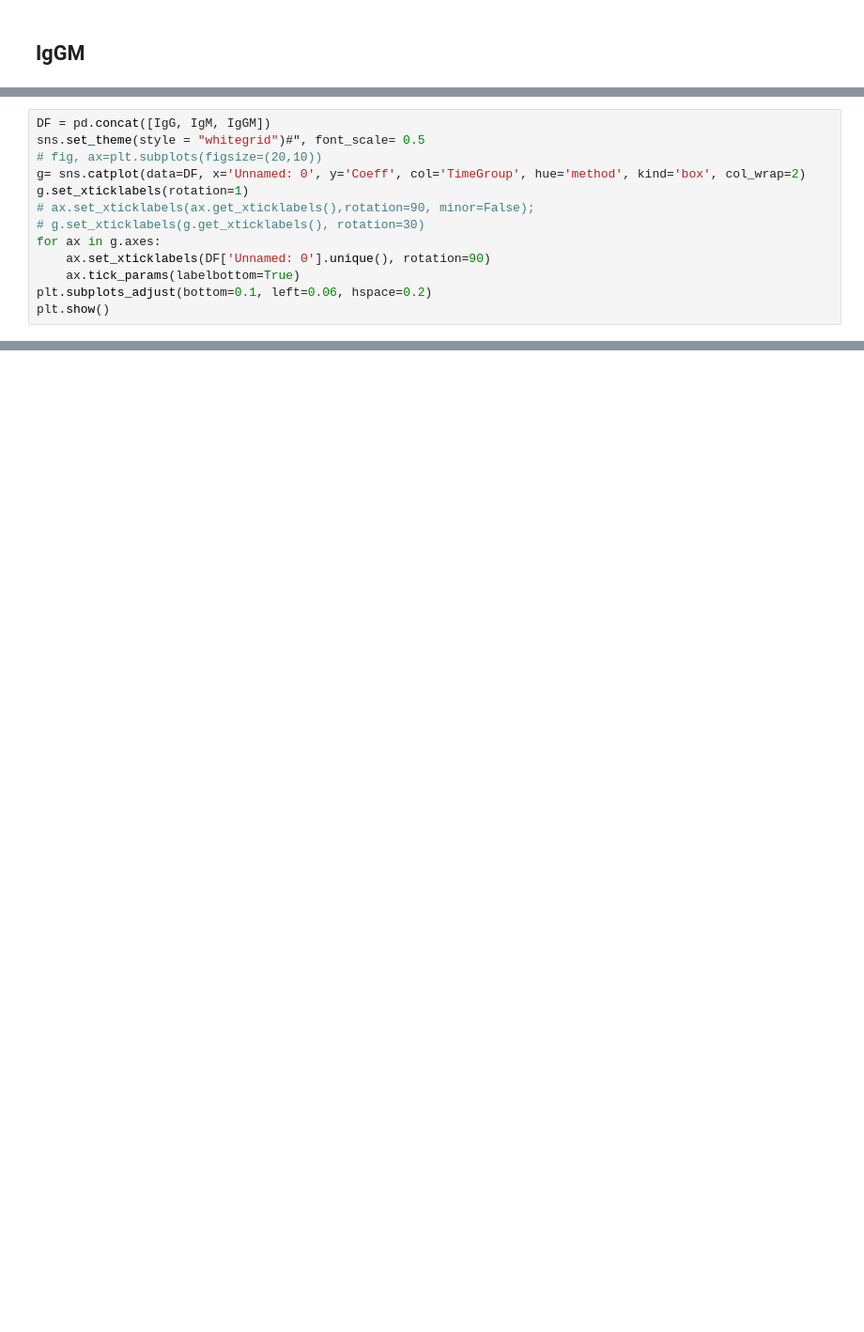
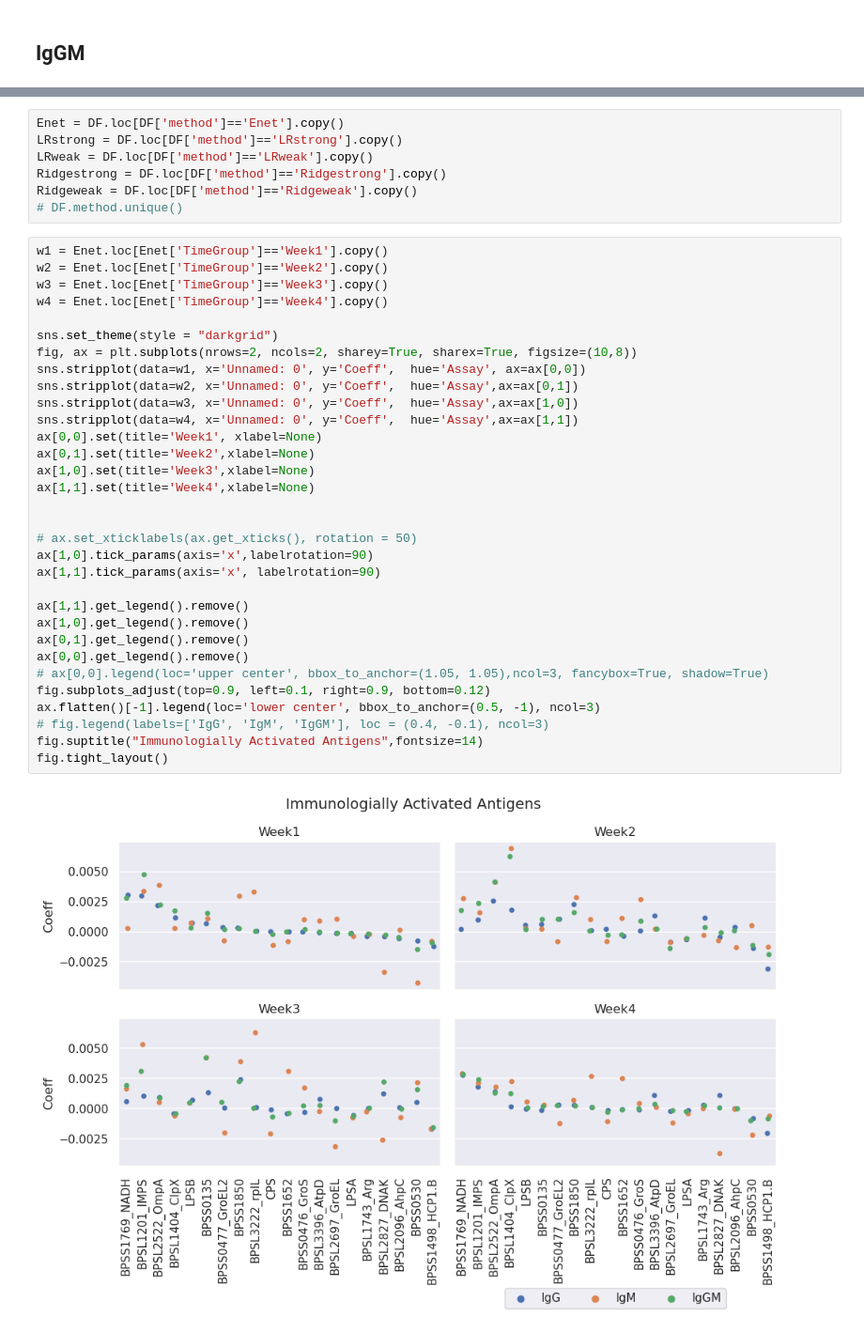
Before and after one commit to PaulDanPhillips/BurkPx, a Jupyter notebook: data/RAW/NonResampled/CoefAnalysis/CoefAnalysis.ipynb, the cells around one changed output, grey strips where cells are left out. Shown at 94% size. Saved outputs shown, nothing was run; the diff lists cells and outputs as text; blank space fills up the shorter version.

Commit message:
Attemtpted Interaction Model mainly for time

```diff
--- a/data/RAW/NonResampled/CoefAnalysis/CoefAnalysis.ipynb
+++ b/data/RAW/NonResampled/CoefAnalysis/CoefAnalysis.ipynb
@@ -135,13 +135,0 @@ IgGM['Assay'] = 'IgGM'
-# %%
-DF = pd.concat([IgG, IgM, IgGM])
-sns.set_theme(style = "whitegrid")#", font_scale= 0.5
-# fig, ax=plt.subplots(figsize=(20,10))
-g= sns.catplot(data=DF, x='Unnamed: 0', y='Coeff', col='TimeGroup', hue='method', kind='box', col_wrap=2)
-g.set_xticklabels(rotation=1)
-# ax.set_xticklabels(ax.get_xticklabels(),rotation=90, minor=False);
-# g.set_xticklabels(g.get_xticklabels(), rotation=30)
-for ax in g.axes:
-    ax.set_xticklabels(DF['Unnamed: 0'].unique(), rotation=90)
-    ax.tick_params(labelbottom=True)
-plt.subplots_adjust(bottom=0.1, left=0.06, hspace=0.2)
-plt.show()
@@ -157,0 +136,41 @@ plt.show()
+# %%
+Enet = DF.loc[DF['method']=='Enet'].copy()
+LRstrong = DF.loc[DF['method']=='LRstrong'].copy()
+LRweak = DF.loc[DF['method']=='LRweak'].copy()
+Ridgestrong = DF.loc[DF['method']=='Ridgestrong'].copy()
+Ridgeweak = DF.loc[DF['method']=='Ridgeweak'].copy()
+# DF.method.unique()
+# %%
+w1 = Enet.loc[Enet['TimeGroup']=='Week1'].copy()
+w2 = Enet.loc[Enet['TimeGroup']=='Week2'].copy()
+w3 = Enet.loc[Enet['TimeGroup']=='Week3'].copy()
+w4 = Enet.loc[Enet['TimeGroup']=='Week4'].copy()
+
+sns.set_theme(style = "darkgrid")
+fig, ax = plt.subplots(nrows=2, ncols=2, sharey=True, sharex=True, figsize=(10,8))
+sns.stripplot(data=w1, x='Unnamed: 0', y='Coeff',  hue='Assay', ax=ax[0,0])
+sns.stripplot(data=w2, x='Unnamed: 0', y='Coeff',  hue='Assay',ax=ax[0,1])
+sns.stripplot(data=w3, x='Unnamed: 0', y='Coeff',  hue='Assay',ax=ax[1,0])
+sns.stripplot(data=w4, x='Unnamed: 0', y='Coeff',  hue='Assay',ax=ax[1,1])
+ax[0,0].set(title='Week1', xlabel=None)
+ax[0,1].set(title='Week2',xlabel=None)
+ax[1,0].set(title='Week3',xlabel=None)
+ax[1,1].set(title='Week4',xlabel=None)
+
+
+# ax.set_xticklabels(ax.get_xticks(), rotation = 50)
+ax[1,0].tick_params(axis='x',labelrotation=90)
+ax[1,1].tick_params(axis='x', labelrotation=90)
+
+ax[1,1].get_legend().remove()
+ax[1,0].get_legend().remove()
+ax[0,1].get_legend().remove()
+ax[0,0].get_legend().remove()
+# ax[0,0].legend(loc='upper center', bbox_to_anchor=(1.05, 1.05),ncol=3, fancybox=True, shadow=True)
+fig.subplots_adjust(top=0.9, left=0.1, right=0.9, bottom=0.12)
+ax.flatten()[-1].legend(loc='lower center', bbox_to_anchor=(0.5, -1), ncol=3)
+# fig.legend(labels=['IgG', 'IgM', 'IgGM'], loc = (0.4, -0.1), ncol=3)
+fig.suptitle("Immunologially Activated Antigens",fontsize=14)
+fig.tight_layout()
+# %% [output]
+[figure, added]
```
Also changed, not shown: parts of 6 cells of this notebook, 20 other files.
